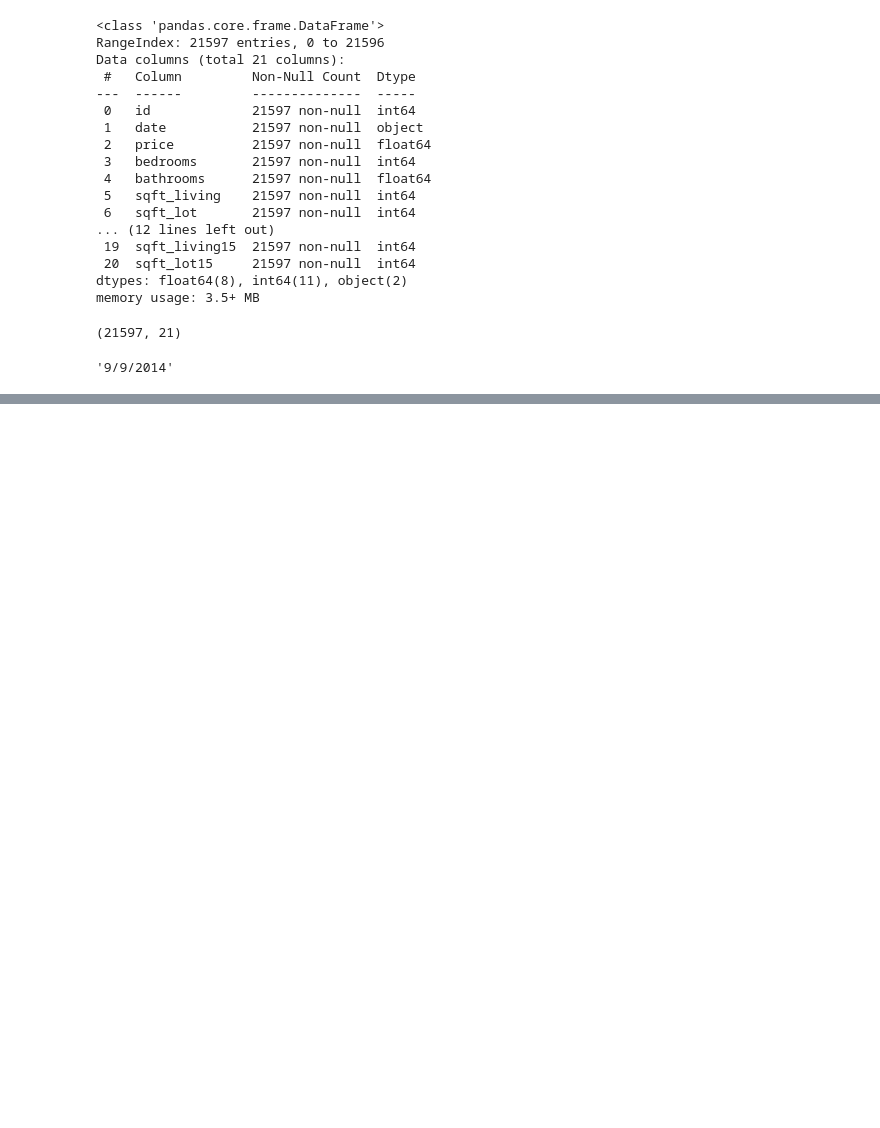
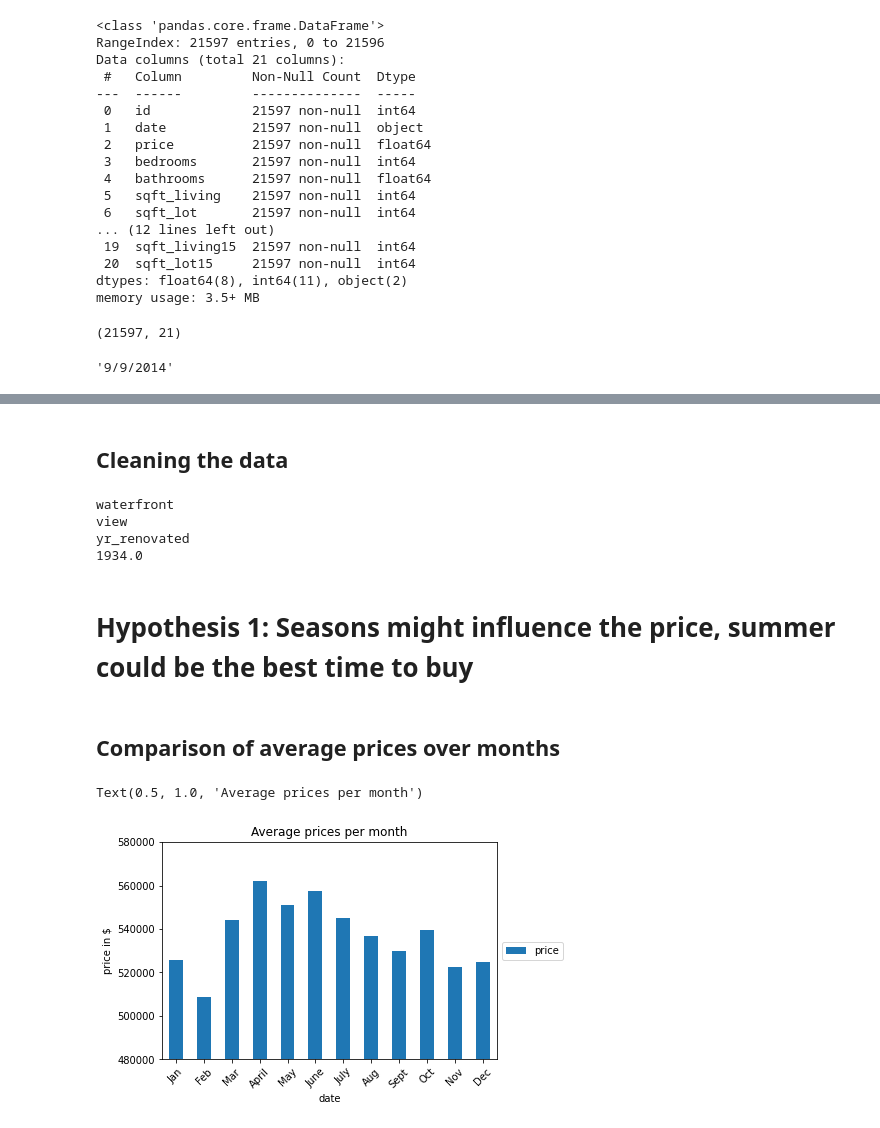
Before and after one commit to christine-berlin/house_price_predictions, a Jupyter notebook: notebooks/EDA.ipynb, the cells around one changed output, grey strips where cells are left out. Saved outputs shown, nothing was run; the diff lists cells and outputs as text; code cells hidden in the pictures; blank space fills up the shorter version.

```diff
--- a/notebooks/EDA.ipynb
+++ b/notebooks/EDA.ipynb
@@ -60,0 +83,67 @@ df_king_county.date.max()
+# %% [markdown]
+## Cleaning the data
+# %%
+#In column date change type object to type datetime
+df_king_county['date'] = pd.to_datetime(df_king_county['date'])
+
+#in column sqft_basement change dtype object to float. Apparently this column contains also 454 '?'s, so these have to be replaced.
+df_king_county.sqft_basement.value_counts()
+df_king_county.sqft_basement = df_king_county.sqft_basement.replace('?', '0')
+df_king_county.sqft_basement =  df_king_county.sqft_basement.astype(float)
+
+#check for nans in the entire DataFrame
+for col in df_king_county.columns:
+    if  df_king_county[col].isnull().values.any(): print(col)
+
+#waterfront, view and yr_renovated have nans
+#waterfront has values 0 and 1, so replace Nans by 0
+df_king_county['waterfront'].isnull().sum()
+df_king_county['waterfront'].value_counts()
+df_king_county.waterfront = df_king_county.waterfront.replace(np.nan, 0)
+
+#view has values from 0 to 4, so replace nans by o
+df_king_county['view'].value_counts()
+df_king_county.view = df_king_county.view.replace(np.nan, 0)
+
+#df_king_county.yr_renovated.isnull().sum()
+df_king_county.yr_renovated.value_counts()
+df_king_county.yr_renovated.fillna(0, inplace = True)
+
+# oldest date a house was renovated : 1934
+df_oldest_house = df_king_county[df_king_county.yr_renovated !=0]
+print(df_oldest_house.yr_renovated.min())
+# %% [output]
+waterfront
+view
+yr_renovated
+1934.0
+# %% [markdown]
+# Hypothesis 1: Seasons might influence the price, summer could be the best time to buy
+# %% [markdown]
+## Comparison of average prices over months
+# %%
+# add column price per sqft
+df_king_county.eval('sqft_price = price / sqft_living', inplace=True)
+df_king_county.sqft_price = df_king_county.sqft_price.apply(lambda x: round(x, 2))
+
+
+#what month had the lowest average price?
+#change date to months only
+df_months = df_king_county.copy()
+df_months.date = df_king_county.date.dt.month
+#df_months.groupby('date').mean().price.plot(kind='bar')
+
+df_month_mean = df_months.groupby('date').mean().price
+labels = ['Jan', 'Feb', 'Mar', 'April', 'May', 'June', 'July', 'Aug', 'Sept', 'Oct', 'Nov', 'Dec']
+
+df = pd.DataFrame({'date': labels,'price': df_month_mean.values})
+ax = plt.subplot()
+fig = df.plot(kind = 'bar', x = 'date', y = 'price', ax = ax)
+plt.xticks(rotation =45)
+plt.ylabel('price in $')
+plt.legend(loc='center left', bbox_to_anchor=(1.0, 0.5))
+plt.ylim(480000, 580000)
+plt.title('Average prices per month')
+# %% [output]
+Text(0.5, 1.0, 'Average prices per month')
+[figure, added]
```
Also changed, not shown: parts of 23 cells of this notebook.
